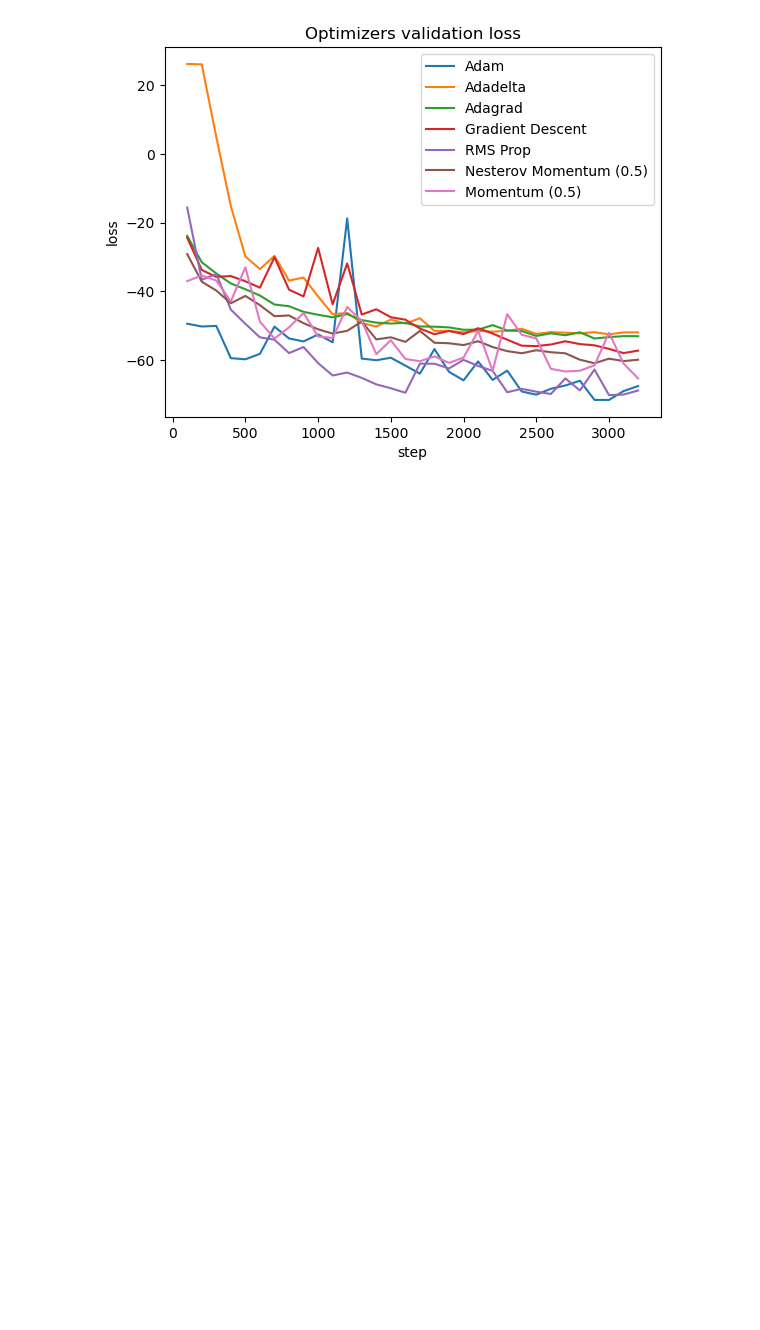
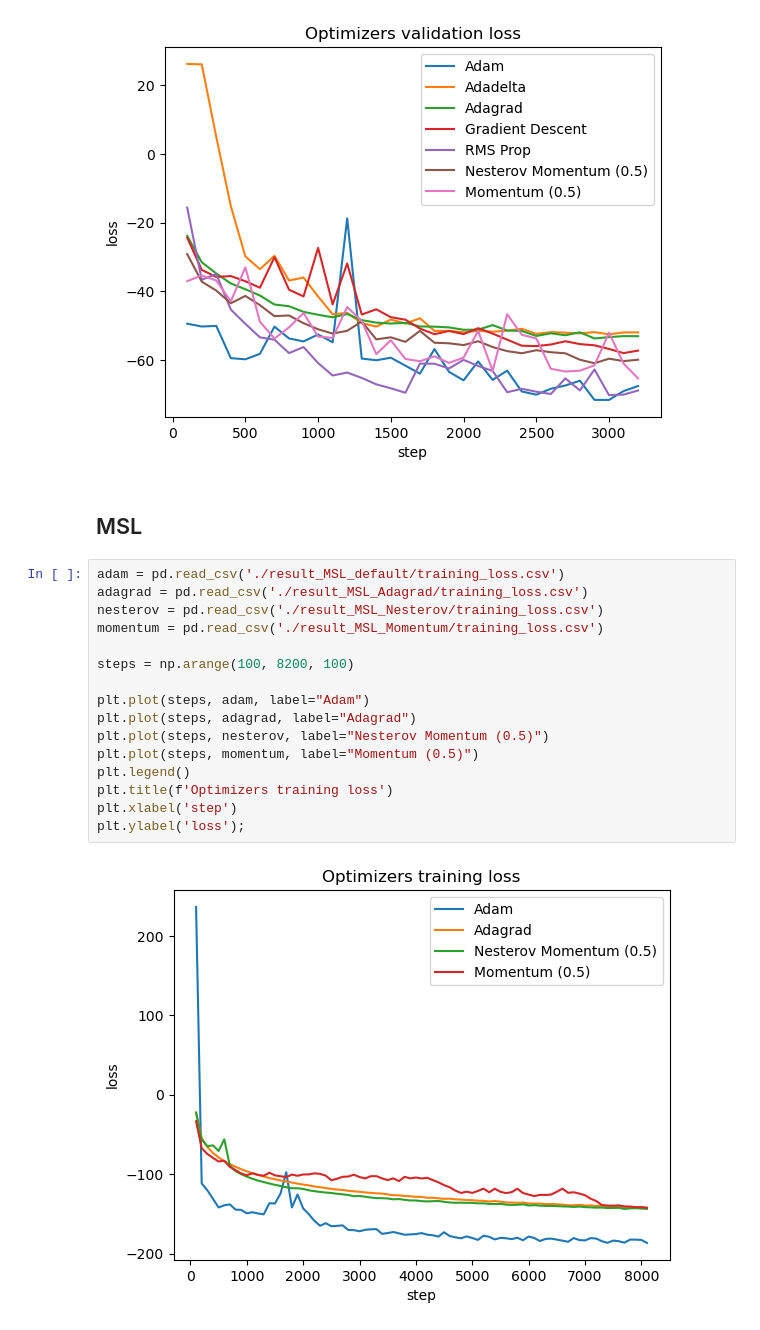
Before and after one commit to KarinaTiurina/OmniAnomaly, a Jupyter notebook: results_comparison.ipynb, the cells around one changed output. Saved outputs shown, nothing was run; the diff lists cells and outputs as text; blank space fills up the shorter version.

Commit message:
MSL with Adagrad

```diff
--- a/results_comparison.ipynb
+++ b/results_comparison.ipynb
@@ -130,3 +130,23 @@ plt.xlabel('step')
 plt.ylabel('loss');
 # %% [output]
 [figure]
+# %% [markdown]
+## MSL
+# %%
+adam = pd.read_csv('./result_MSL_default/training_loss.csv')
+adagrad = pd.read_csv('./result_MSL_Adagrad/training_loss.csv')
+nesterov = pd.read_csv('./result_MSL_Nesterov/training_loss.csv')
+momentum = pd.read_csv('./result_MSL_Momentum/training_loss.csv')
+
+steps = np.arange(100, 8200, 100)
+
+plt.plot(steps, adam, label="Adam")
+plt.plot(steps, adagrad, label="Adagrad")
+plt.plot(steps, nesterov, label="Nesterov Momentum (0.5)")
+plt.plot(steps, momentum, label="Momentum (0.5)")
+plt.legend()
+plt.title(f'Optimizers training loss')
+plt.xlabel('step')
+plt.ylabel('loss');
+# %% [output]
+[figure, added]
```
Also changed, not shown: 10 other files.
